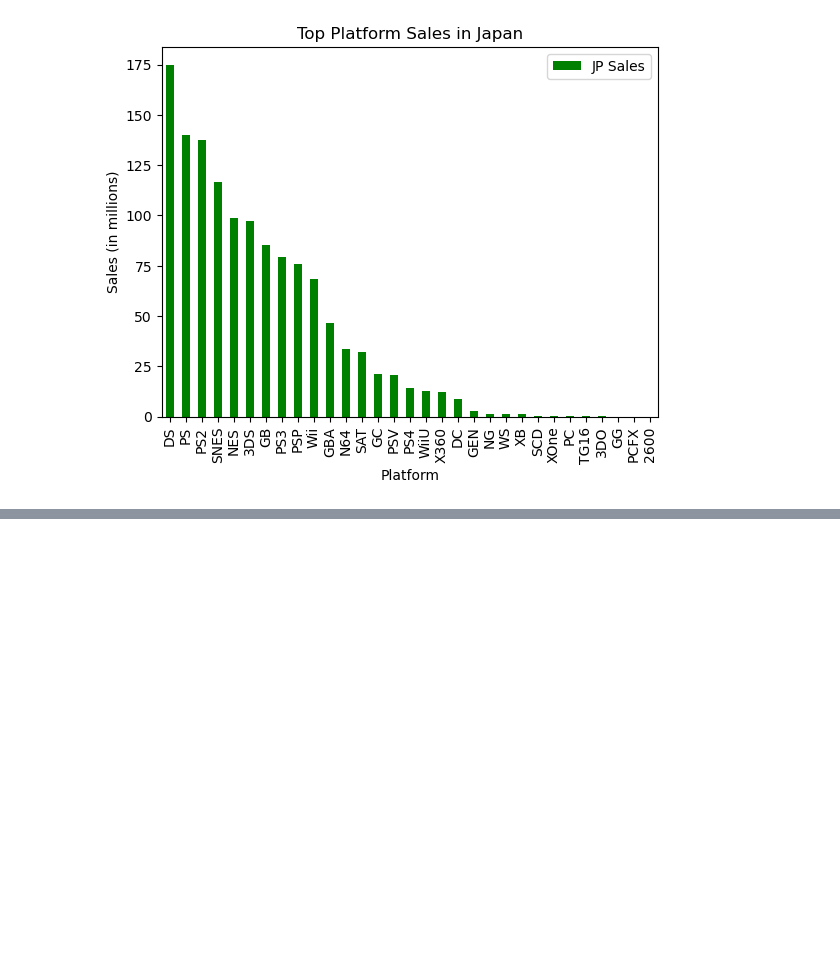
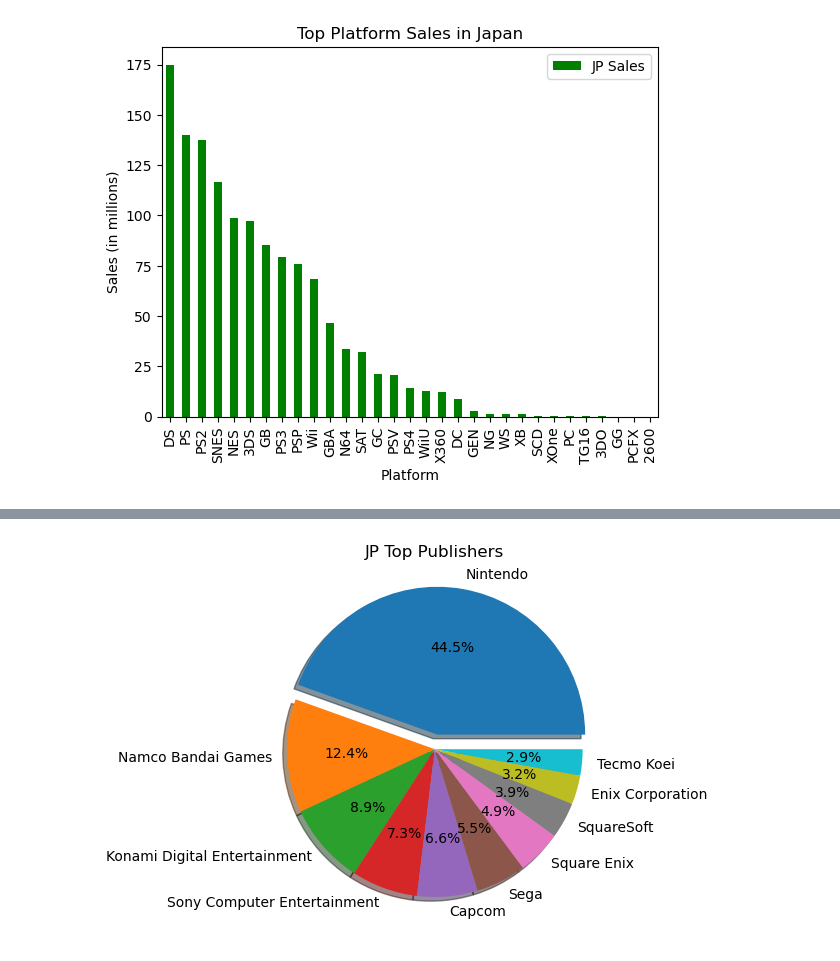
Before and after one commit to imanmalih/Project-One, a Jupyter notebook: VideoGames.ipynb, the cells around one changed output, grey strips where cells are left out. Drawn from its saved outputs; the diff is of its cells as text; code cells hidden in the pictures; blank space fills up the shorter version.

```diff
--- a/VideoGames.ipynb
+++ b/VideoGames.ipynb
@@ -163,0 +258,6 @@ plt.show()
+# %%
+jp_publishers=clean_data.groupby('Publisher')[['JP Sales']].sum()
+
+jp_publishers=jp_publishers.sort_values(by="JP Sales", ascending= False)
+jp_ten= jp_publishers.head(10)
+jp_ten
@@ -163,0 +277,18 @@ plt.show()
+# %%
+top_ten_list = ['Nintendo',
+               'Namco Bandai Games',
+               'Konami Digital Entertainment',
+               'Sony Computer Entertainment',
+               'Capcom',
+               'Sega',
+               'Square Enix',
+               'SquareSoft',
+               'Enix Corporation',
+               'Tecmo Koei'
+               ]
+explode = [0.1,0,0,0,0,0,0,0,0,0]
+plt.pie(jp_ten['JP Sales'], labels= top_ten_list, autopct="%1.1f%%",explode = explode, shadow= True)
+plt.title("JP Top Publishers")
+plt.show()
+# %% [output]
+[figure, added]
```
Also changed, not shown: parts of 10 cells of this notebook.
